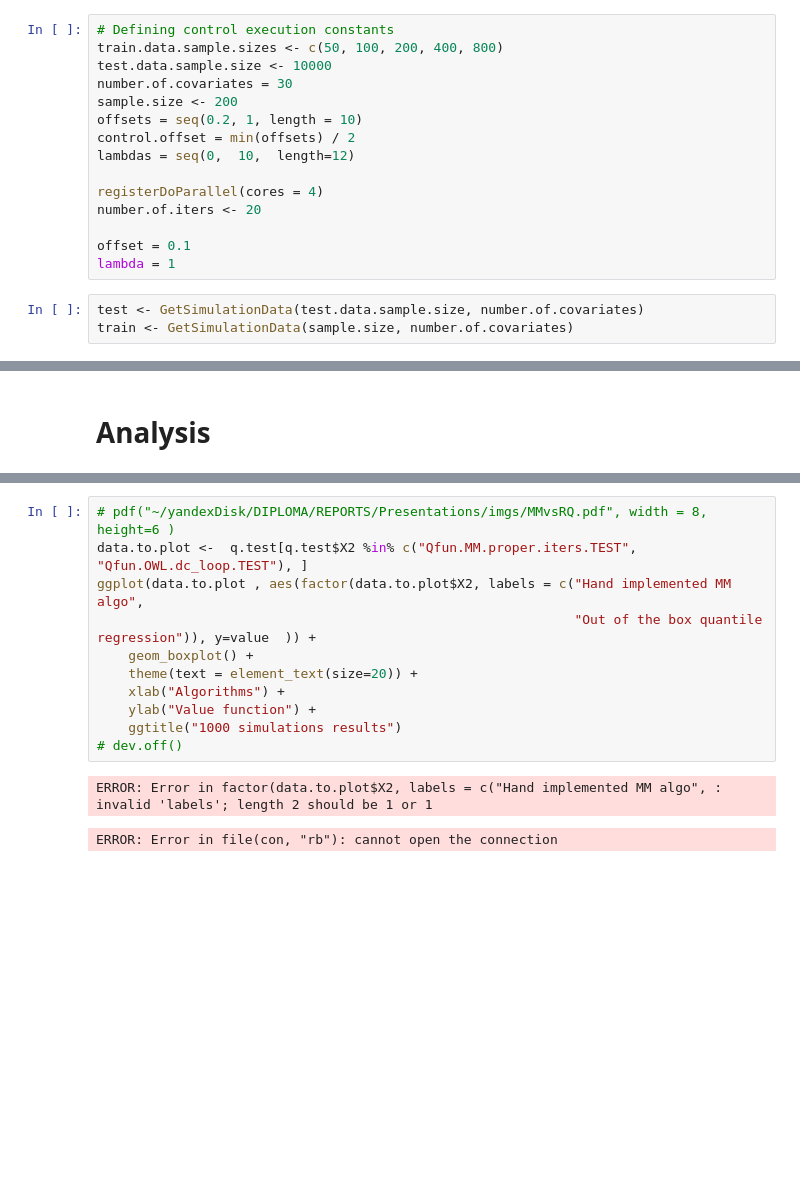
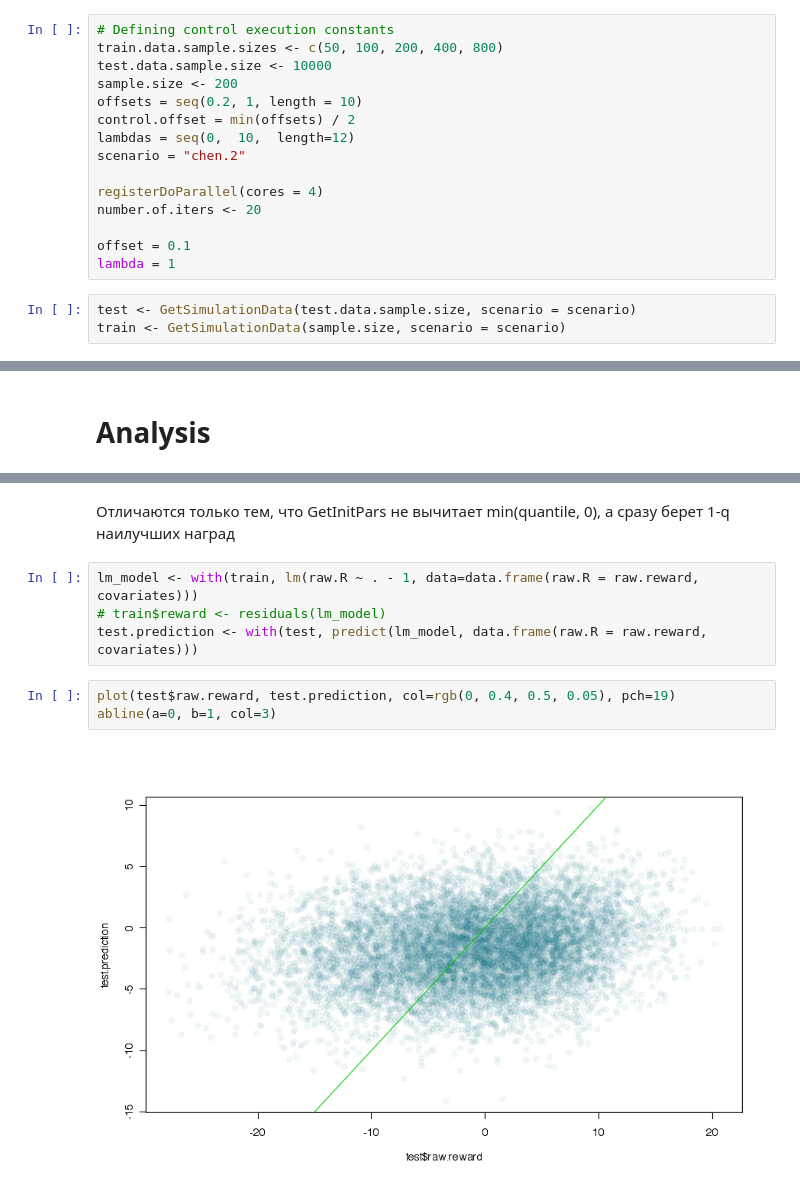
Before and after one commit to bestxolodec/DTR, a Jupyter notebook: notebooks/CompareRWLApproaches.ipynb, the cells around one changed output, grey strips where cells are left out. Drawn from its saved outputs; the diff is of its cells as text; blank space fills up the shorter version.

```diff
--- a/notebooks/CompareRWLApproaches.ipynb
+++ b/notebooks/CompareRWLApproaches.ipynb
@@ -16,11 +45,11 @@ Loading SVMW
 # Defining control execution constants
 train.data.sample.sizes <- c(50, 100, 200, 400, 800)
 test.data.sample.size <- 10000
-number.of.covariates = 30
 sample.size <- 200
 offsets = seq(0.2, 1, length = 10)
 control.offset = min(offsets) / 2
 lambdas = seq(0,  10,  length=12)
+scenario = "chen.2"
 
 registerDoParallel(cores = 4)
 number.of.iters <- 20
@@ -28,7 +57,7 @@ number.of.iters <- 20
 offset = 0.1
 lambda = 1
 # %%
-test <- GetSimulationData(test.data.sample.size, number.of.covariates)
-train <- GetSimulationData(sample.size, number.of.covariates)
+test <- GetSimulationData(test.data.sample.size, scenario = scenario)
+train <- GetSimulationData(sample.size, scenario = scenario)
 # %% [markdown]
 # Simulation specific functions
@@ -176,14 +66,11 @@ ggplot(q.test, aes(X1, value))  + geom_boxplot(aes(colour = X2)) + theme(text =
-# %%
-# pdf("~/yandexDisk/DIPLOMA/REPORTS/Presentations/imgs/MMvsRQ.pdf", width = 8, height=6 )
-data.to.plot <-  q.test[q.test$X2 %in% c("Qfun.MM.proper.iters.TEST", "Qfun.OWL.dc_loop.TEST"), ]
-ggplot(data.to.plot , aes(factor(data.to.plot$X2, labels = c("Hand implemented MM algo",
-                                                             "Out of the box quantile regression")), y=value  )) +
-    geom_boxplot() +
-    theme(text = element_text(size=20)) +
-    xlab("Algorithms") +
-    ylab("Value function") +
-    ggtitle("1000 simulations results")
-# dev.off()
-# %% [output]
-ERROR: Error in factor(data.to.plot$X2, labels = c("Hand implemented MM algo", : invalid 'labels'; length 2 should be 1 or 1
-ERROR: Error in file(con, "rb"): cannot open the connection
+# %% [markdown]
+Отличаются только тем, что GetInitPars не вычитает min(quantile, 0), а сразу берет 1-q наилучших наград
+# %%
+lm_model <- with(train, lm(raw.R ~ . - 1, data=data.frame(raw.R = raw.reward, covariates)))
+# train$reward <- residuals(lm_model)
+test.prediction <- with(test, predict(lm_model, data.frame(raw.R = raw.reward, covariates)))
+# %%
+plot(test$raw.reward, test.prediction, col=rgb(0, 0.4, 0.5, 0.05), pch=19)
+abline(a=0, b=1, col=3)
+# %% [output]
+[figure, added]
```
Also changed, not shown: parts of 35 cells of this notebook, 6 other files.
